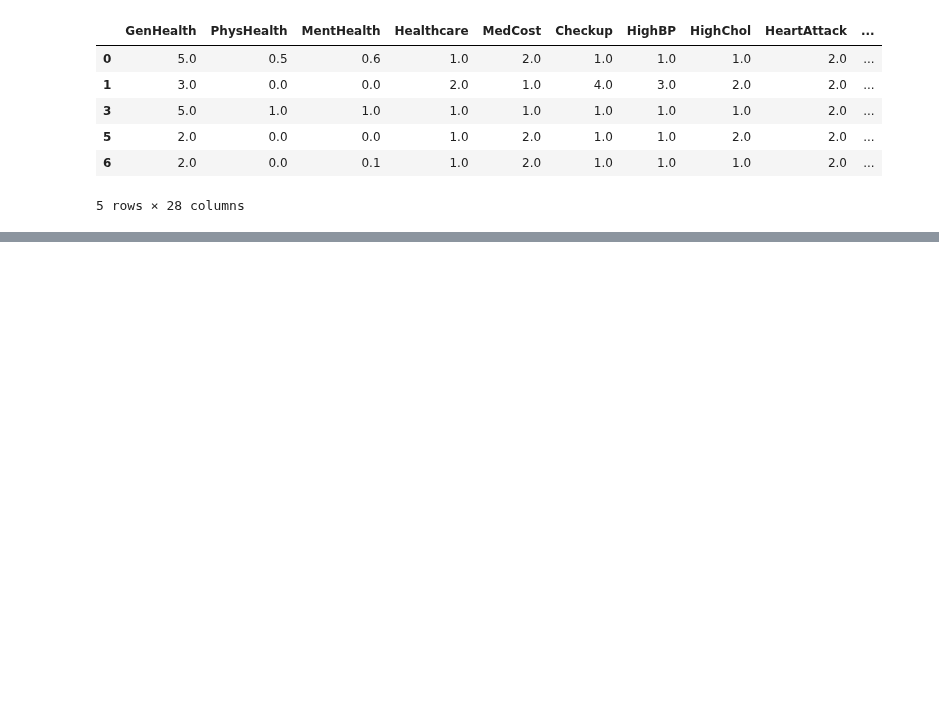
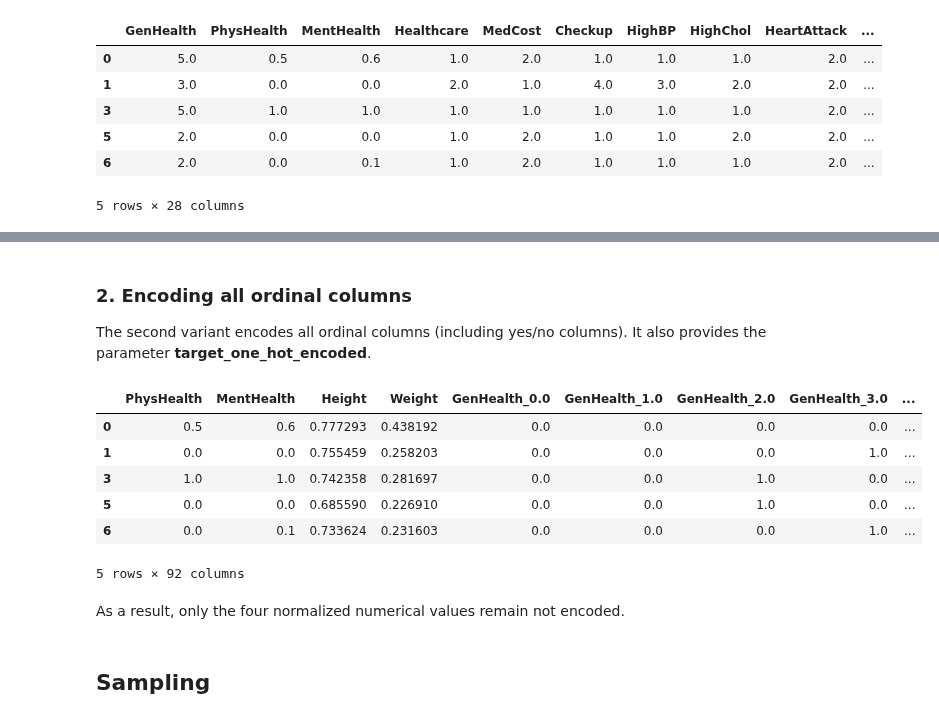
Before and after one commit to medplot/data-mining-project, a Jupyter notebook: jupyter_notebooks/preprocessing.ipynb, the cells around one changed output, grey strips where cells are left out. Saved outputs shown, nothing was run; the diff lists cells and outputs as text; code cells hidden in the pictures; blank space fills up the shorter version.

```diff
--- a/jupyter_notebooks/preprocessing.ipynb
+++ b/jupyter_notebooks/preprocessing.ipynb
@@ -84,0 +137,37 @@ dataset.head()
+# %% [markdown]
+### 2. Encoding all ordinal columns
+The second variant encodes all ordinal columns (including yes/no columns). It also provides the parameter
+**target_one_hot_encoded**.
+# %%
+# Includes yes/no columns
+all_ordinal_columns = ["GenHealth", "Healthcare", "MedCost", "Checkup", "HighBP", "HighChol", "HeartAttack", "AngiCoro",
+                       "Stroke", "Asthma", "Arthritis", "Kidney", "Sex", "Income", "SodiumSalt", "Age", "BMI",
+                       "Education", "Alcohol", "Smoking", "FruitCons", "VegetCons", "PhysActivity", "Muscles"]
+
+def get_preprocessed_brfss_dataset_one_hot_encoded_all_columns(target_one_hot_encoded=False) \
+        -> Tuple[DataFrame, DataFrame]:
+    dataset, target = get_preprocessed_brfss_dataset()
+    one_hot_encoder = OneHotEncoder()
+    encoded = pd.DataFrame(
+        one_hot_encoder.fit_transform(dataset[all_ordinal_columns]).toarray(),
+        columns=one_hot_encoder.get_feature_names_out())
+    dataset = dataset.join(encoded)
+    dataset = dataset.drop(columns=all_ordinal_columns)
+    if target_one_hot_encoded:
+        target = pd.DataFrame(one_hot_encoder.fit_transform(target).toarray(), columns=diabetes_columns)
+    return dataset, target
+# %%
+dataset, target = get_preprocessed_brfss_dataset_one_hot_encoded_all_columns()
+dataset.head()
+# %% [output]
+|  | PhysHealth | MentHealth | Height | Weight | GenHealth_0.0 | GenHealth_1.0 | GenHealth_2.0 | GenHealth_3.0 | ... |
+| 0 | 0.5 | 0.6 | 0.777293 | 0.438192 | 0.0 | 0.0 | 0.0 | 0.0 | ... |
+| 1 | 0.0 | 0.0 | 0.755459 | 0.258203 | 0.0 | 0.0 | 0.0 | 1.0 | ... |
+| 3 | 1.0 | 1.0 | 0.742358 | 0.281697 | 0.0 | 0.0 | 1.0 | 0.0 | ... |
+| 5 | 0.0 | 0.0 | 0.685590 | 0.226910 | 0.0 | 0.0 | 1.0 | 0.0 | ... |
+| 6 | 0.0 | 0.1 | 0.733624 | 0.231603 | 0.0 | 0.0 | 0.0 | 1.0 | ... |
+5 rows × 92 columns
+# %% [markdown]
+As a result, only the four normalized numerical values remain not encoded.
+# %% [markdown]
+## Sampling
```
Also changed, not shown: parts of 18 cells of this notebook.
